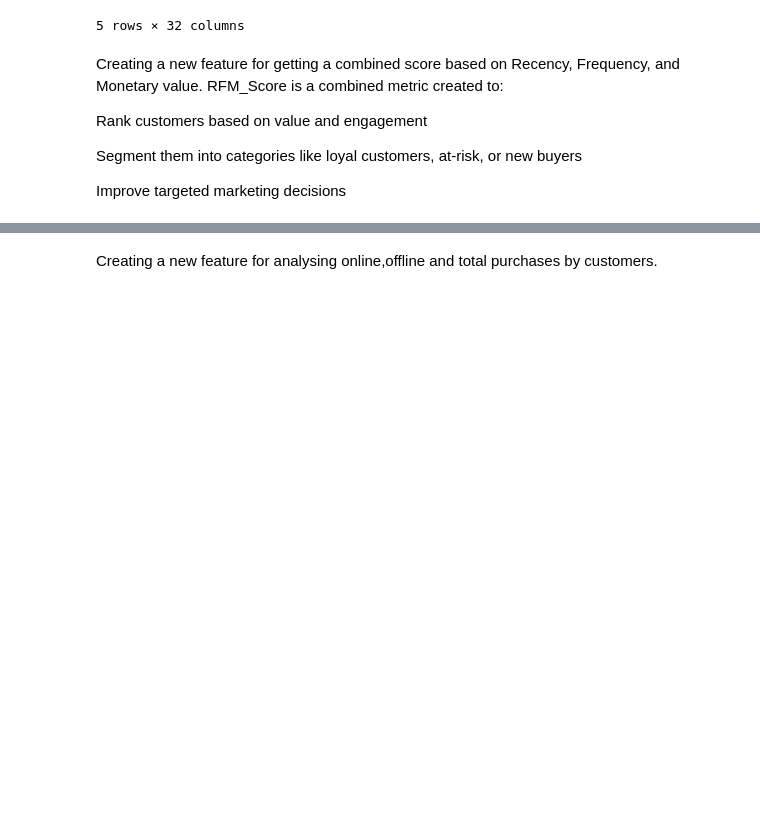
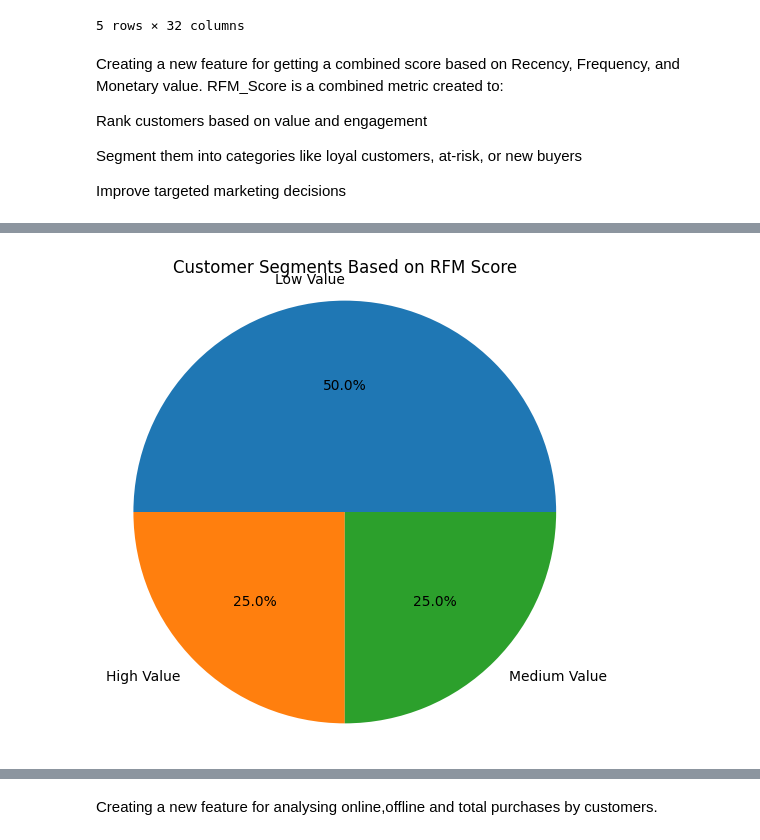
Before and after one commit to gowthamav007/sample-customer-analysis, a Jupyter notebook: Customer_Analysis.ipynb, the cells around one changed output, grey strips where cells are left out. Cells and saved outputs as stored; diff of their text form; code cells hidden in the pictures; blank space fills up the shorter version.

```diff
--- a/Customer_Analysis.ipynb
+++ b/Customer_Analysis.ipynb
@@ -276,0 +292,10 @@ df.head()
+# %%
+def classify_rfm(score):
+    if score >= df['RFM_scores'].quantile(0.75):
+        return 'High Value'
+    elif score >= df['RFM_scores'].quantile(0.50):
+        return 'Medium Value'
+    else:
+        return 'Low Value'
+df['RFM_Category'] = df['RFM_scores'].apply(classify_rfm)
+df.head()
@@ -276,0 +310,9 @@ df.head()
+# %%
+rfm_counts = df['RFM_Category'].value_counts() #Count customers in each RFM category
+plt.figure(figsize=(6, 6))
+plt.pie(rfm_counts, labels=rfm_counts.index, autopct='%1.1f%%')
+plt.title("Customer Segments Based on RFM Score")
+plt.axis('equal')
+plt.show()
+# %% [output]
+[figure, added]
```
Also changed, not shown: parts of 7 cells of this notebook.
